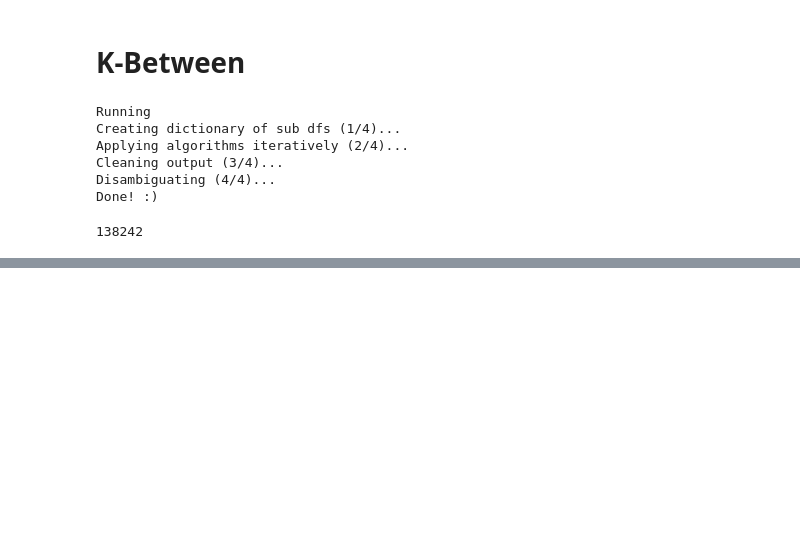
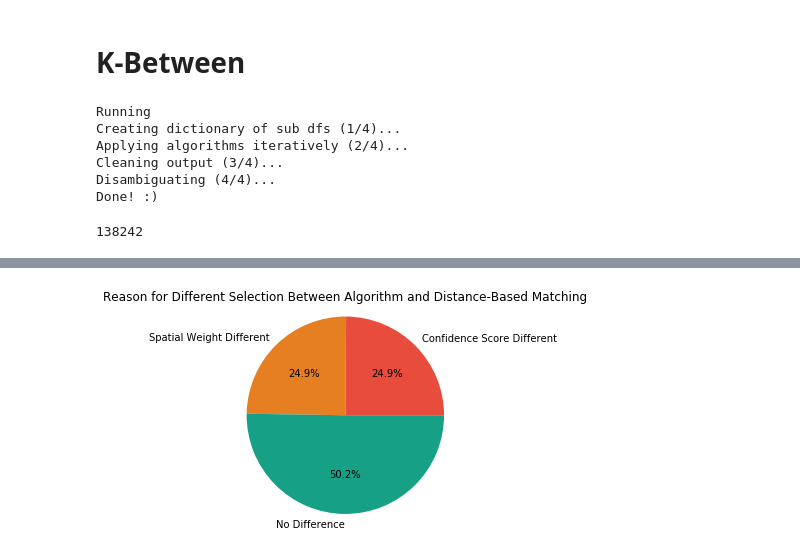
Before and after one commit to CenterForSpatialResearch/hnyc-spatial-linkage, a Jupyter notebook: disambiguation_1880/linkage_eda_v2.ipynb, the cells around one changed output, grey strips where cells are left out. Drawn from its saved outputs; the diff is of its cells as text; code cells hidden in the pictures; blank space fills up the shorter version.

```diff
--- a/disambiguation_1880/linkage_eda_v2.ipynb
+++ b/disambiguation_1880/linkage_eda_v2.ipynb
@@ -193,0 +256,20 @@ Name: dist, dtype: float64
+# %%
+kbest_algo_sel = kbest.loc[kbest.selected_algo > kbest.selected_dist, :]
+kbest_dist_sel = kbest.loc[kbest.selected_algo < kbest.selected_dist, :]
+# %%
+error_eda = kbest_algo_sel.merge(kbest_dist_sel, how='inner', on='CD_ID', validate='one_to_one')
+# %%
+confidence_error = error_eda.loc[(error_eda.confidence_score_x != error_eda.confidence_score_y), :]
+spatial_weight_error = error_eda.loc[(error_eda.spatial_weight_x != error_eda.spatial_weight_y) & (error_eda.confidence_score_x != error_eda.confidence_score_y), :]
+no_error = error_eda.loc[error_eda.spatial_weight_x == error_eda.spatial_weight_y, :]
+# %%
+error_labels = ['Confidence Score Different', 'Spatial Weight Different', 'No Difference']
+errors = [len(confidence_error), len(spatial_weight_error), len(no_error)]
+
+fig1, ax1 = plt.subplots()
+ax1.pie(errors, labels=error_labels, autopct='%1.1f%%', colors=["#e74c3c", "#e67e22", "#16a085"])
+ax1.axis('equal')
+plt.title("Reason for Different Selection Between Algorithm and Distance-Based Matching")
+plt.show()
+# %% [output]
+[figure, added]
```
Also changed, not shown: parts of 19 cells of this notebook, 6 other files.
